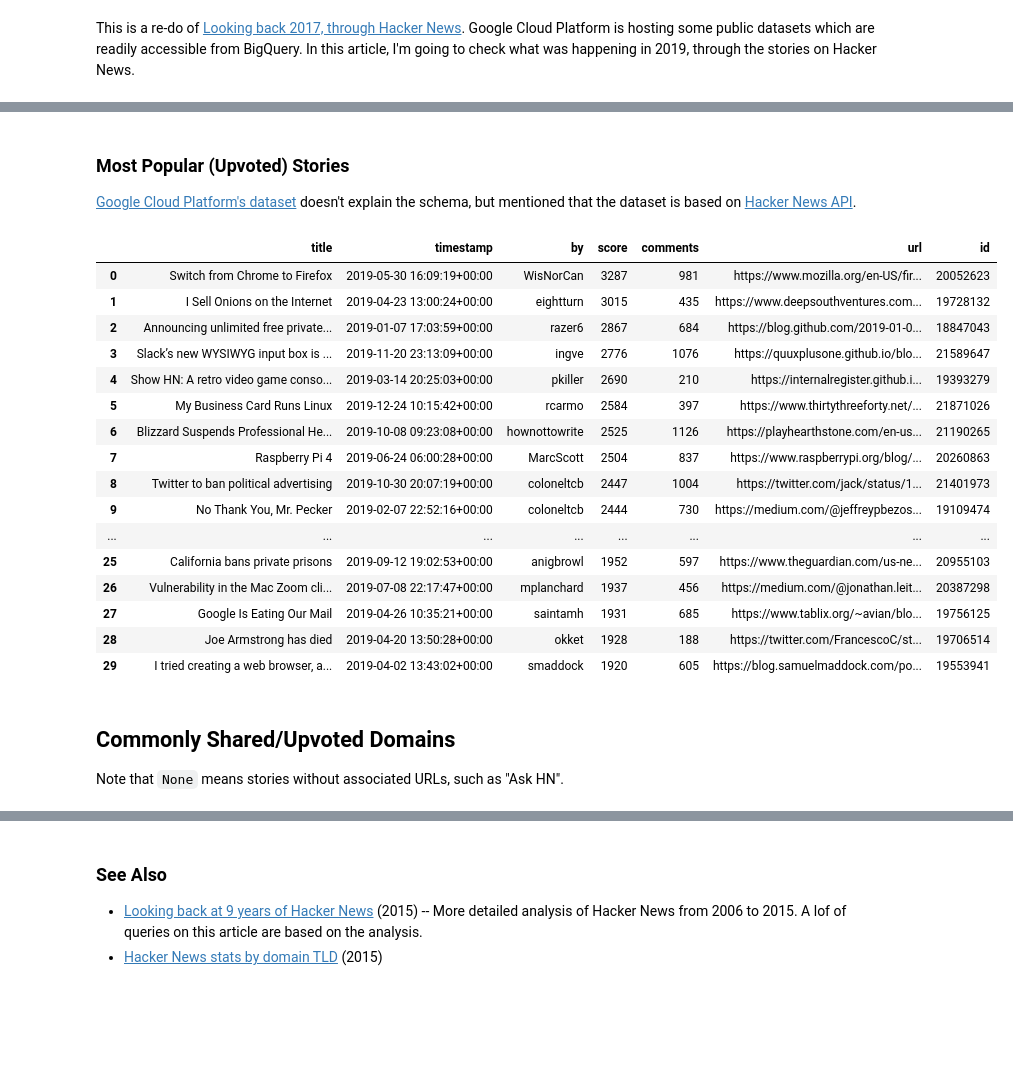
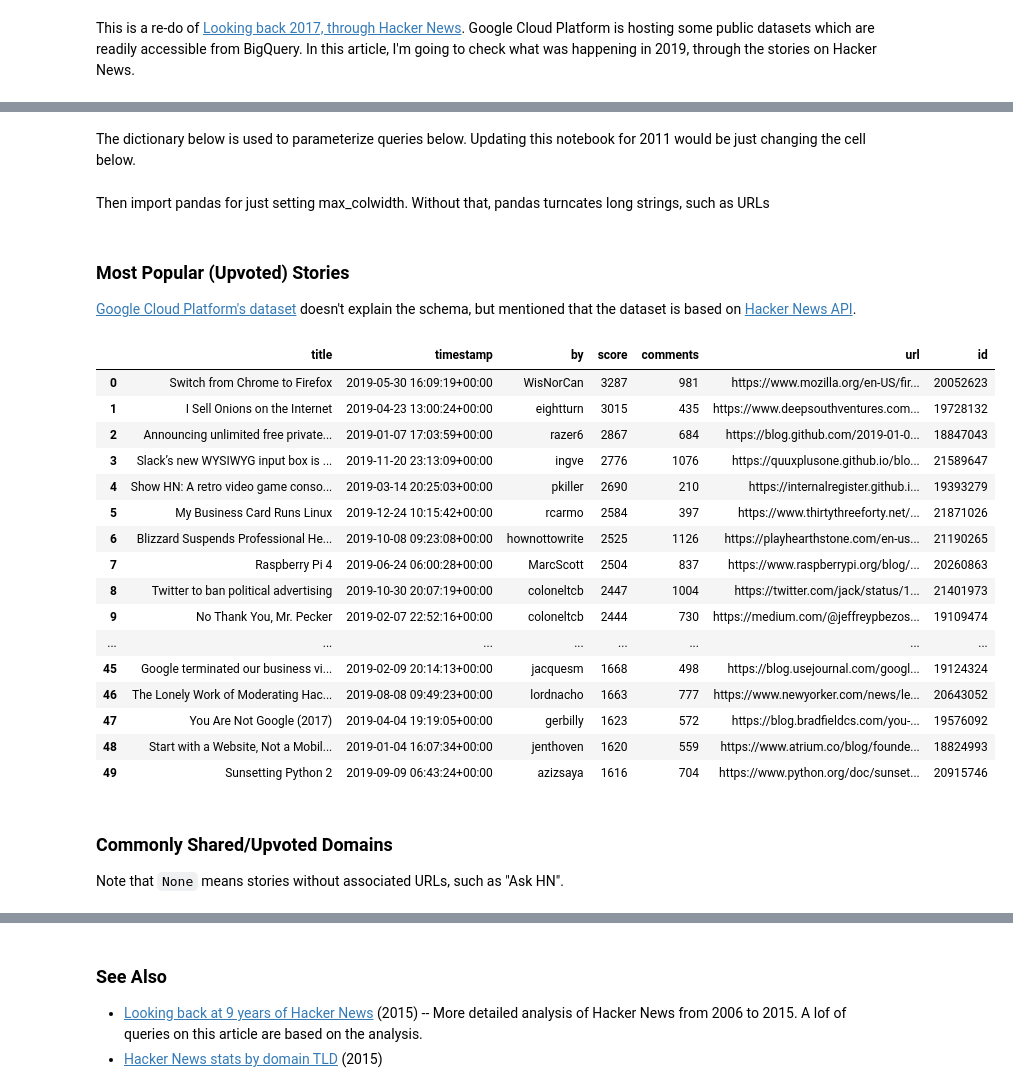
Before and after one commit to kzys/blog, a Jupyter notebook: en/nb/2020/hn-2019.ipynb, the cells around one changed output, grey strips where cells are left out. Saved outputs shown, nothing was run; the diff lists cells and outputs as text; code cells hidden in the pictures; blank space fills up the shorter version.

Commit message:
Use --params

```diff
--- a/en/nb/2020/hn-2019.ipynb
+++ b/en/nb/2020/hn-2019.ipynb
@@ -19,0 +16,2 @@ pd.set_option('display.max_colwidth', -1)
+# %% [markdown]
+The dictionary below is used to parameterize queries below. Updating this notebook for 2011 would be just changing the cell below.
@@ -19,0 +20,2 @@ pd.set_option('display.max_colwidth', -1)
+# %% [markdown]
+Then import pandas for just setting max_colwidth. Without that, pandas turncates long strings, such as URLs
@@ -21,29 +26,29 @@ pd.set_option('display.max_colwidth', -1)
 ### Most Popular (Upvoted) Stories
 [Google Cloud Platform's dataset](https://console.cloud.google.com/marketplace/details/y-combinator/hacker-news?pli=1) doesn't explain the schema, but mentioned that the dataset is based on [Hacker News API](https://github.com/HackerNews/API).
 # %%
-%%bigquery
+%%bigquery --params $params
 SELECT title, timestamp, `by`, score, descendants as comments, url, id FROM `bigquery-public-data.hacker_news.full`
-WHERE type = 'story' AND extract(year FROM timestamp) = 2019
-ORDER BY score DESC LIMIT 30
+WHERE type = 'story' AND extract(year FROM timestamp) = @year
+ORDER BY score DESC LIMIT 50
 # %% [output]
 |  | title | timestamp | by | score | comments | url | id |
 | 0 | Switch from Chrome to Firefox | 2019-05-30 16:09:19+00:00 | WisNorCan | 3287 | 981 | https://www.mozilla.org/en-US/fir... | 20052623 |
 | 1 | I Sell Onions on the Internet | 2019-04-23 13:00:24+00:00 | eightturn | 3015 | 435 | https://www.deepsouthventures.com... | 19728132 |
 | 2 | Announcing unlimited free private... | 2019-01-07 17:03:59+00:00 | razer6 | 2867 | 684 | https://blog.github.com/2019-01-0... | 18847043 |
 | 3 | Slack’s new WYSIWYG input box is ... | 2019-11-20 23:13:09+00:00 | ingve | 2776 | 1076 | https://quuxplusone.github.io/blo... | 21589647 |
 | 4 | Show HN: A retro video game conso... | 2019-03-14 20:25:03+00:00 | pkiller | 2690 | 210 | https://internalregister.github.i... | 19393279 |
 | 5 | My Business Card Runs Linux | 2019-12-24 10:15:42+00:00 | rcarmo | 2584 | 397 | https://www.thirtythreeforty.net/... | 21871026 |
 | 6 | Blizzard Suspends Professional He... | 2019-10-08 09:23:08+00:00 | hownottowrite | 2525 | 1126 | https://playhearthstone.com/en-us... | 21190265 |
 | 7 | Raspberry Pi 4 | 2019-06-24 06:00:28+00:00 | MarcScott | 2504 | 837 | https://www.raspberrypi.org/blog/... | 20260863 |
 | 8 | Twitter to ban political advertising | 2019-10-30 20:07:19+00:00 | coloneltcb | 2447 | 1004 | https://twitter.com/jack/status/1... | 21401973 |
 | 9 | No Thank You, Mr. Pecker | 2019-02-07 22:52:16+00:00 | coloneltcb | 2444 | 730 | https://medium.com/@jeffreypbezos... | 19109474 |
 | ... | ... | ... | ... | ... | ... | ... | ... |
-| 25 | California bans private prisons | 2019-09-12 19:02:53+00:00 | anigbrowl | 1952 | 597 | https://www.theguardian.com/us-ne... | 20955103 |
-| 26 | Vulnerability in the Mac Zoom cli... | 2019-07-08 22:17:47+00:00 | mplanchard | 1937 | 456 | https://medium.com/@jonathan.leit... | 20387298 |
-| 27 | Google Is Eating Our Mail | 2019-04-26 10:35:21+00:00 | saintamh | 1931 | 685 | https://www.tablix.org/~avian/blo... | 19756125 |
-| 28 | Joe Armstrong has died | 2019-04-20 13:50:28+00:00 | okket | 1928 | 188 | https://twitter.com/FrancescoC/st... | 19706514 |
-| 29 | I tried creating a web browser, a... | 2019-04-02 13:43:02+00:00 | smaddock | 1920 | 605 | https://blog.samuelmaddock.com/po... | 19553941 |
+| 45 | Google terminated our business vi... | 2019-02-09 20:14:13+00:00 | jacquesm | 1668 | 498 | https://blog.usejournal.com/googl... | 19124324 |
+| 46 | The Lonely Work of Moderating Hac... | 2019-08-08 09:49:23+00:00 | lordnacho | 1663 | 777 | https://www.newyorker.com/news/le... | 20643052 |
+| 47 | You Are Not Google (2017) | 2019-04-04 19:19:05+00:00 | gerbilly | 1623 | 572 | https://blog.bradfieldcs.com/you-... | 19576092 |
+| 48 | Start with a Website, Not a Mobil... | 2019-01-04 16:07:34+00:00 | jenthoven | 1620 | 559 | https://www.atrium.co/blog/founde... | 18824993 |
+| 49 | Sunsetting Python 2 | 2019-09-09 06:43:24+00:00 | azizsaya | 1616 | 704 | https://www.python.org/doc/sunset... | 20915746 |
 # %% [markdown]
-## Commonly Shared/Upvoted Domains
+### Commonly Shared/Upvoted Domains
 
 Note that `None` means stories without associated URLs, such as "Ask HN".
```
Also changed, not shown: parts of 9 cells of this notebook.
